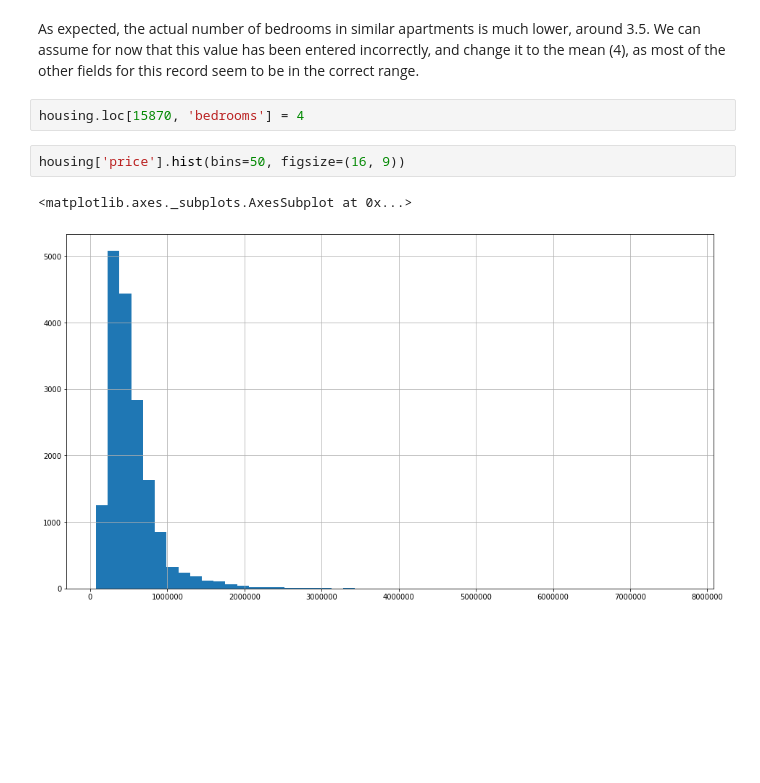
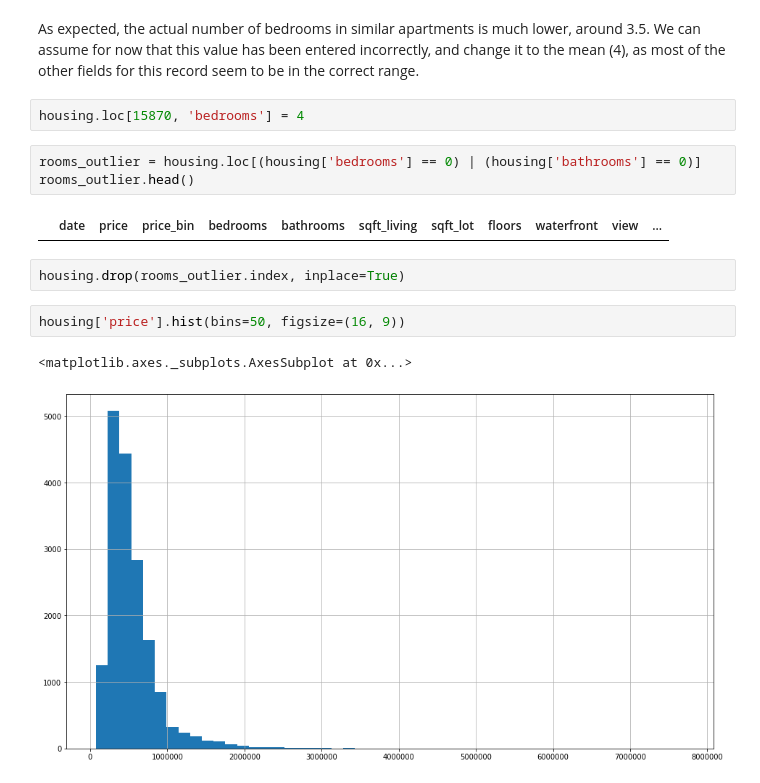
Before and after one commit to PabloOb/housing_seattle, a Jupyter notebook: analysis.ipynb, the cells around one changed output. Drawn from its saved outputs; the diff is of its cells as text; blank space fills up the shorter version.

```diff
--- a/analysis.ipynb
+++ b/analysis.ipynb
@@ -215,6 +217,13 @@ housing.loc[housing['sqft_living'] == 1620].describe()
 As expected, the actual number of bedrooms in similar apartments is much lower, around 3.5. We can assume for now that this value has been entered incorrectly, and change it to the mean (4), as most of the other fields for this record seem to be in the correct range.
 # %%
 housing.loc[15870, 'bedrooms'] = 4
+# %%
+rooms_outlier = housing.loc[(housing['bedrooms'] == 0) | (housing['bathrooms'] == 0)]
+rooms_outlier.head()
+# %% [output]
+|  | date | price | price_bin | bedrooms | bathrooms | sqft_living | sqft_lot | floors | waterfront | view | ... |
+# %%
+housing.drop(rooms_outlier.index, inplace=True)
 # %%
 housing['price'].hist(bins=50, figsize=(16, 9))
 # %% [output]
```
Also changed, not shown: parts of 26 cells of this notebook.
